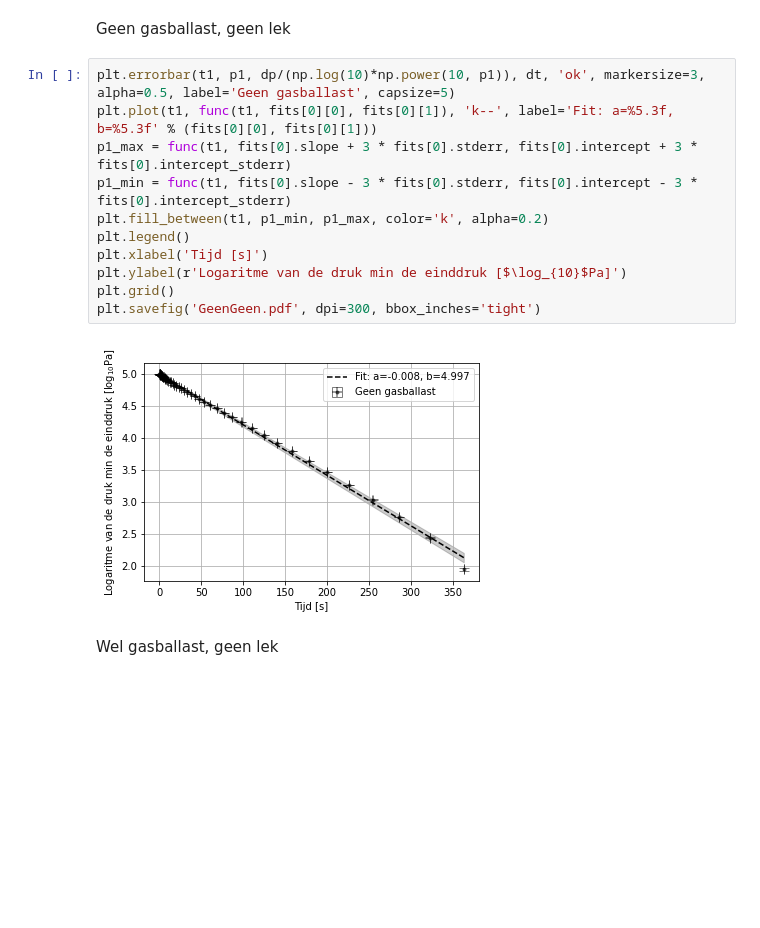
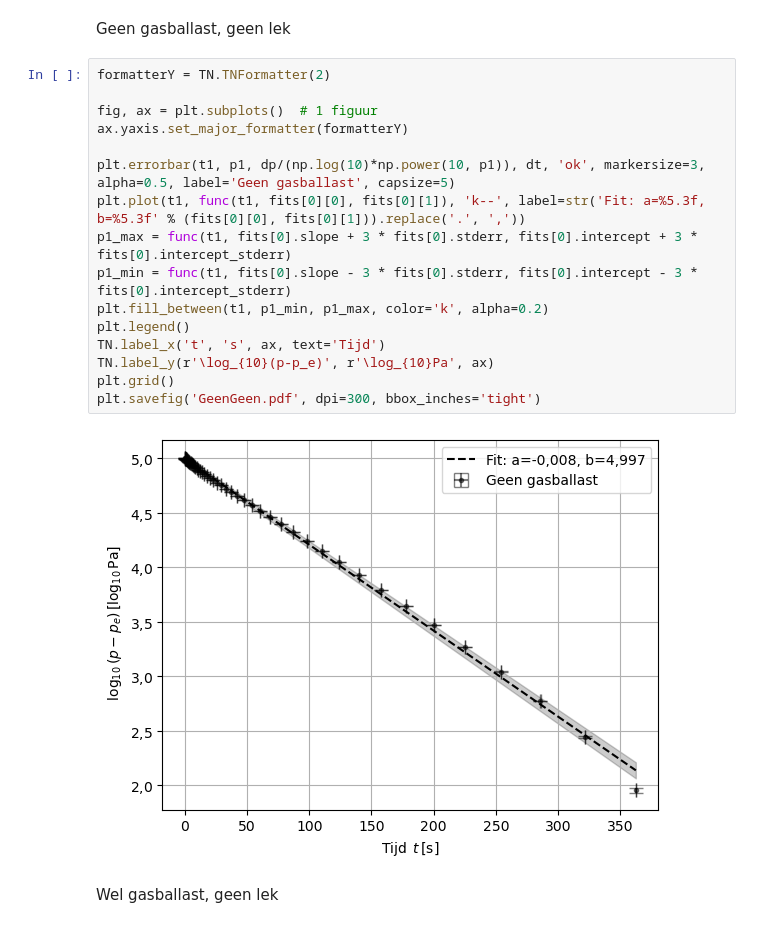
Before and after one commit to YannickJong/School, a Jupyter notebook: Vacuumtechniek/Experiment7.ipynb, the cells around one changed output. Cells and saved outputs as stored; diff of their text form; blank space fills up the shorter version.

Commit message:
More figures and Constant pressure method added

```diff
--- a/Vacuumtechniek/Experiment7.ipynb
+++ b/Vacuumtechniek/Experiment7.ipynb
@@ -92,18 +95,23 @@ def func(x, a, b):
 # %% [markdown]
 Geen gasballast, geen lek
 # %%
+formatterY = TN.TNFormatter(2)
+
+fig, ax = plt.subplots()  # 1 figuur
+ax.yaxis.set_major_formatter(formatterY)
+
 plt.errorbar(t1, p1, dp/(np.log(10)*np.power(10, p1)), dt, 'ok', markersize=3, alpha=0.5, label='Geen gasballast', capsize=5)
-plt.plot(t1, func(t1, fits[0][0], fits[0][1]), 'k--', label='Fit: a=%5.3f, b=%5.3f' % (fits[0][0], fits[0][1]))
+plt.plot(t1, func(t1, fits[0][0], fits[0][1]), 'k--', label=str('Fit: a=%5.3f, b=%5.3f' % (fits[0][0], fits[0][1])).replace('.', ','))
 p1_max = func(t1, fits[0].slope + 3 * fits[0].stderr, fits[0].intercept + 3 * fits[0].intercept_stderr)
 p1_min = func(t1, fits[0].slope - 3 * fits[0].stderr, fits[0].intercept - 3 * fits[0].intercept_stderr)
 plt.fill_between(t1, p1_min, p1_max, color='k', alpha=0.2)
 plt.legend()
-plt.xlabel('Tijd [s]')
-plt.ylabel(r'Logaritme van de druk min de einddruk [$\log_{10}$Pa]')
+TN.label_x('t', 's', ax, text='Tijd')
+TN.label_y(r'\log_{10}(p-p_e)', r'\log_{10}Pa', ax)
 plt.grid()
 plt.savefig('GeenGeen.pdf', dpi=300, bbox_inches='tight')
 # %% [output]
-[figure, old version]
+[figure, new version]
 # %% [markdown]
 Wel gasballast, geen lek
 # %%
```
Also changed, not shown: parts of 23 cells of this notebook, 7 other files.
